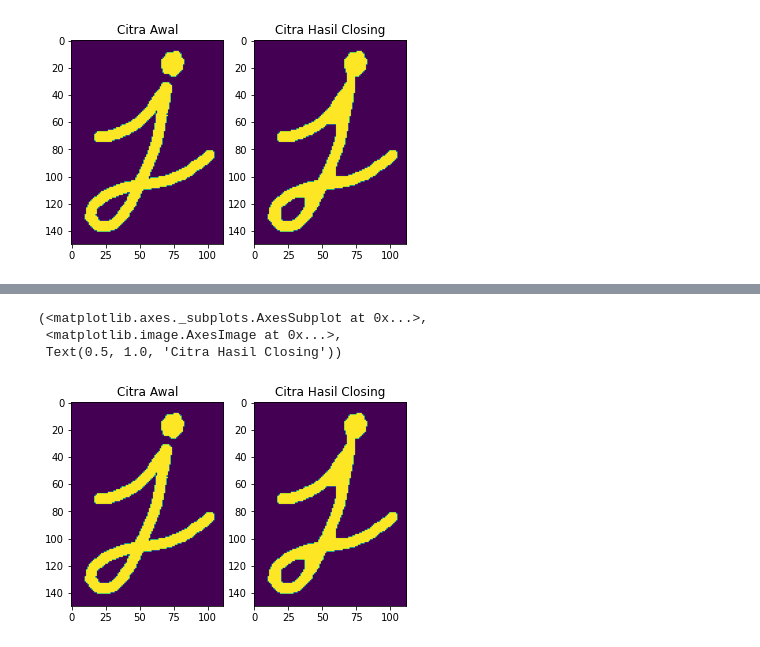
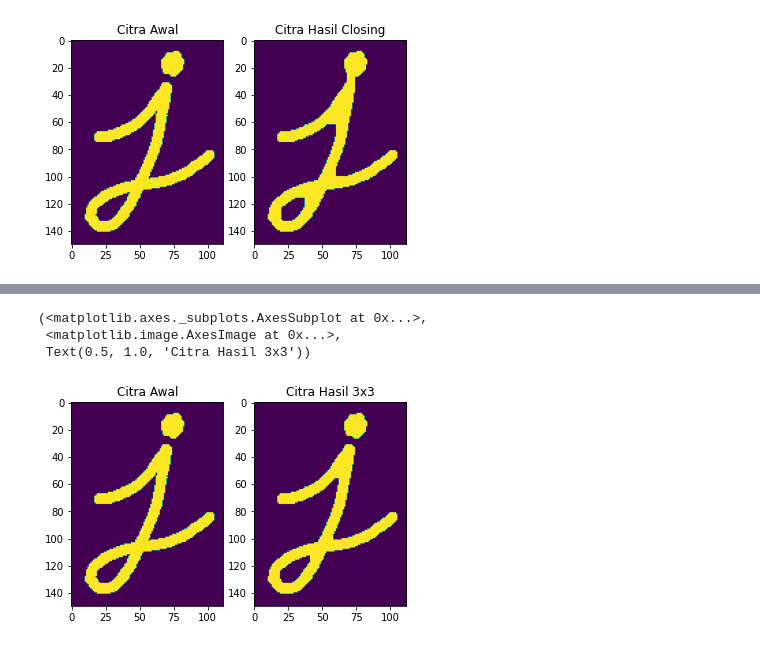
Before and after one commit to Nurhanifah99/PCVK_GENAP_2021, a Jupyter notebook: Week9.ipynb, the cells around one changed output, grey strips where cells are left out. Saved outputs shown, nothing was run; the diff lists cells and outputs as text; code cells hidden in the pictures.

```diff
--- a/Week9.ipynb
+++ b/Week9.ipynb
@@ -79,12 +104,12 @@ plt.subplot(122), plt.imshow(closing), plt.title('Citra Hasil Closing')
 # %%
-element = cv.getStructuringElement(cv.MORPH_RECT,(7,7))
+element = cv.getStructuringElement(cv.MORPH_RECT,(3,3))
 dilate_dst = cv.dilate(img_gray, element)
 closing_dst = cv.erode(dilate_dst, element)
 
 plt.subplot(121), plt.imshow(img_gray), plt.title('Citra Awal')
-plt.subplot(122), plt.imshow(closing_dst), plt.title('Citra Hasil Closing')
+plt.subplot(122), plt.imshow(closing_dst), plt.title('Citra Hasil 3x3')
 # %% [output]
 (<matplotlib.axes._subplots.AxesSubplot at 0x...>,
  <matplotlib.image.AxesImage at 0x...>,
- Text(0.5, 1.0, 'Citra Hasil Closing'))
+ Text(0.5, 1.0, 'Citra Hasil 3x3'))
-[figure, old version]
+[figure, new version]
```
Also changed, not shown: parts of 8 cells of this notebook.
